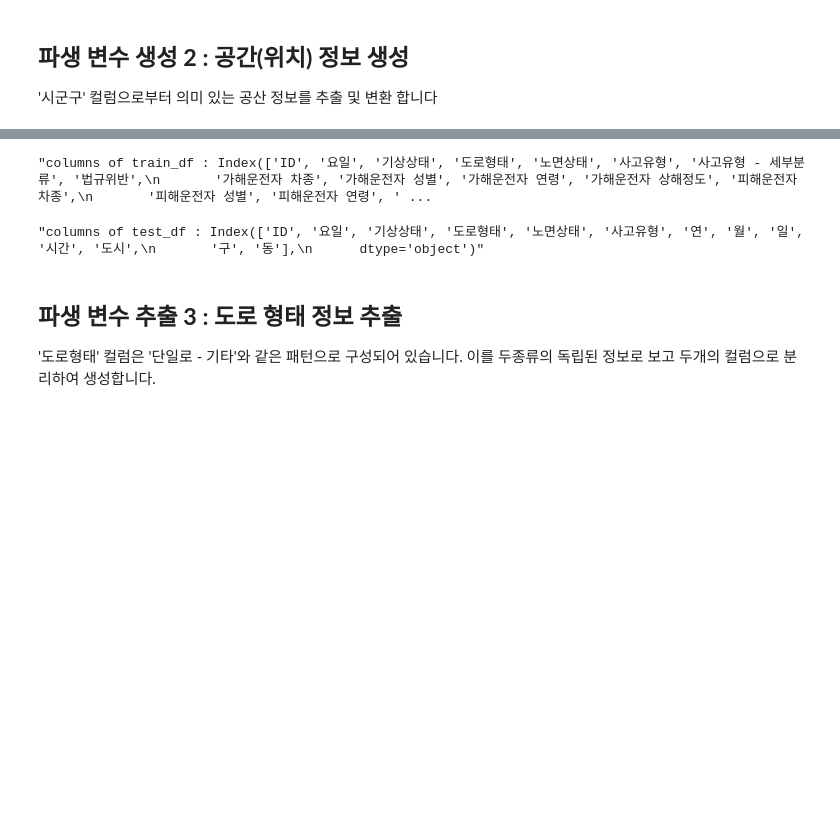
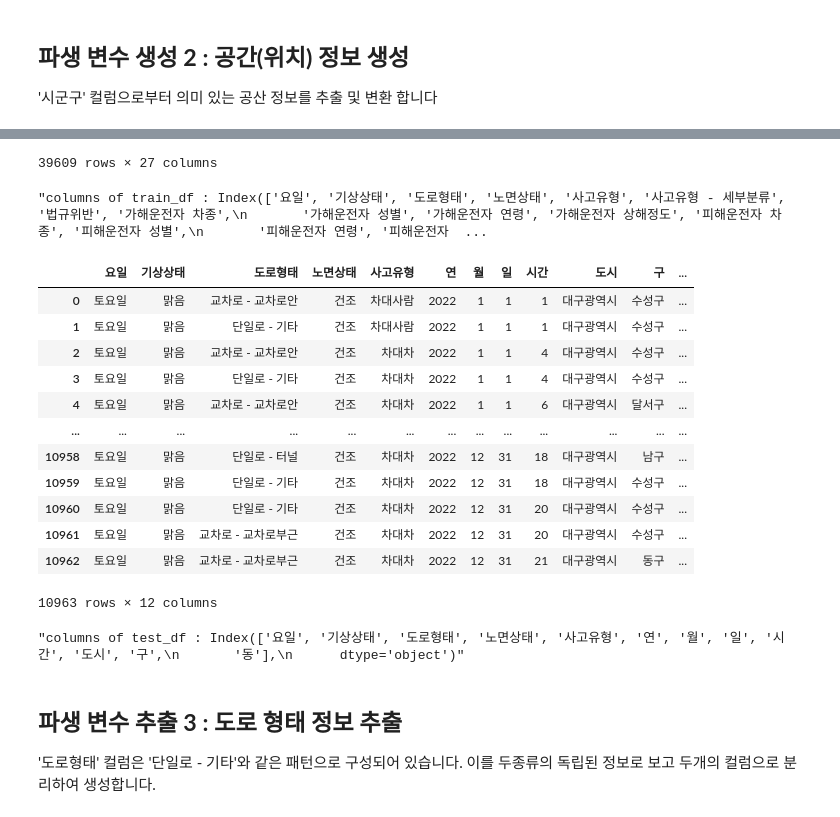
Before and after one commit to lhshs/Contest, a Jupyter notebook: 2311_Dacon_Daegu/baseline.ipynb, the cells around one changed output, grey strips where cells are left out. Saved outputs shown, nothing was run; the diff lists cells and outputs as text; code cells hidden in the pictures; blank space fills up the shorter version.

```diff
--- a/2311_Dacon_Daegu/baseline.ipynb
+++ b/2311_Dacon_Daegu/baseline.ipynb
@@ -128,6 +195,8 @@ train_df = train_df.drop(columns=['시군구'])
 test_df[['도시', '구', '동']] = test_org['시군구'].str.extract(location_pattern)
 test_df = test_df.drop(columns=['시군구'])
 
+display(train_df)
 display(f"columns of train_df : {train_df.columns}")
+display(test_df)
 display(f"columns of test_df : {test_df.columns}")
 # %% [output]
@@ -134,5 +215,19 @@ display(f"columns of test_df : {test_df.columns}")
-"columns of train_df : Index(['ID', '요일', '기상상태', '도로형태', '노면상태', '사고유형', '사고유형 - 세부분류', '법규위반',\n       '가해운전자 차종', '가해운전자 성별', '가해운전자 연령', '가해운전자 상해정도', '피해운전자 차종',\n       '피해운전자 성별', '피해운전자 연령', ' ...
+39609 rows × 27 columns
-"columns of test_df : Index(['ID', '요일', '기상상태', '도로형태', '노면상태', '사고유형', '연', '월', '일', '시간', '도시',\n       '구', '동'],\n      dtype='object')"
+"columns of train_df : Index(['요일', '기상상태', '도로형태', '노면상태', '사고유형', '사고유형 - 세부분류', '법규위반', '가해운전자 차종',\n       '가해운전자 성별', '가해운전자 연령', '가해운전자 상해정도', '피해운전자 차종', '피해운전자 성별',\n       '피해운전자 연령', '피해운전자  ...
+|  | 요일 | 기상상태 | 도로형태 | 노면상태 | 사고유형 | 연 | 월 | 일 | 시간 | 도시 | 구 | ... |
+| 0 | 토요일 | 맑음 | 교차로 - 교차로안 | 건조 | 차대사람 | 2022 | 1 | 1 | 1 | 대구광역시 | 수성구 | ... |
+| 1 | 토요일 | 맑음 | 단일로 - 기타 | 건조 | 차대사람 | 2022 | 1 | 1 | 1 | 대구광역시 | 수성구 | ... |
+| 2 | 토요일 | 맑음 | 교차로 - 교차로안 | 건조 | 차대차 | 2022 | 1 | 1 | 4 | 대구광역시 | 수성구 | ... |
+| 3 | 토요일 | 맑음 | 단일로 - 기타 | 건조 | 차대차 | 2022 | 1 | 1 | 4 | 대구광역시 | 수성구 | ... |
+| 4 | 토요일 | 맑음 | 교차로 - 교차로안 | 건조 | 차대차 | 2022 | 1 | 1 | 6 | 대구광역시 | 달서구 | ... |
+| ... | ... | ... | ... | ... | ... | ... | ... | ... | ... | ... | ... | ... |
+| 10958 | 토요일 | 맑음 | 단일로 - 터널 | 건조 | 차대차 | 2022 | 12 | 31 | 18 | 대구광역시 | 남구 | ... |
+| 10959 | 토요일 | 맑음 | 단일로 - 기타 | 건조 | 차대차 | 2022 | 12 | 31 | 18 | 대구광역시 | 수성구 | ... |
+| 10960 | 토요일 | 맑음 | 단일로 - 기타 | 건조 | 차대차 | 2022 | 12 | 31 | 20 | 대구광역시 | 수성구 | ... |
+| 10961 | 토요일 | 맑음 | 교차로 - 교차로부근 | 건조 | 차대차 | 2022 | 12 | 31 | 20 | 대구광역시 | 수성구 | ... |
+| 10962 | 토요일 | 맑음 | 교차로 - 교차로부근 | 건조 | 차대차 | 2022 | 12 | 31 | 21 | 대구광역시 | 동구 | ... |
+10963 rows × 12 columns
+"columns of test_df : Index(['요일', '기상상태', '도로형태', '노면상태', '사고유형', '연', '월', '일', '시간', '도시', '구',\n       '동'],\n      dtype='object')"
 # %% [markdown]
 ## **파생 변수 추출 3 : 도로 형태 정보 추출**
 
```
Also changed, not shown: parts of 20 cells of this notebook, 3 other files.
